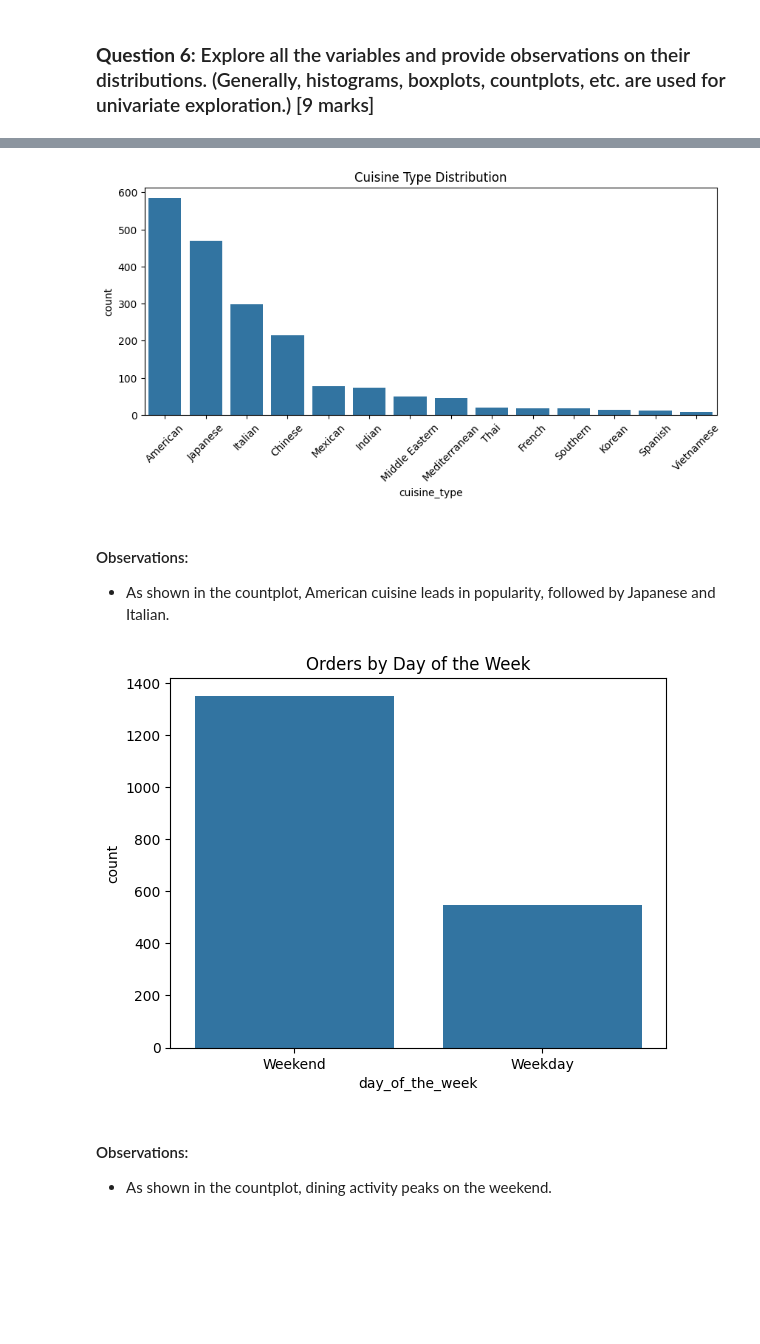
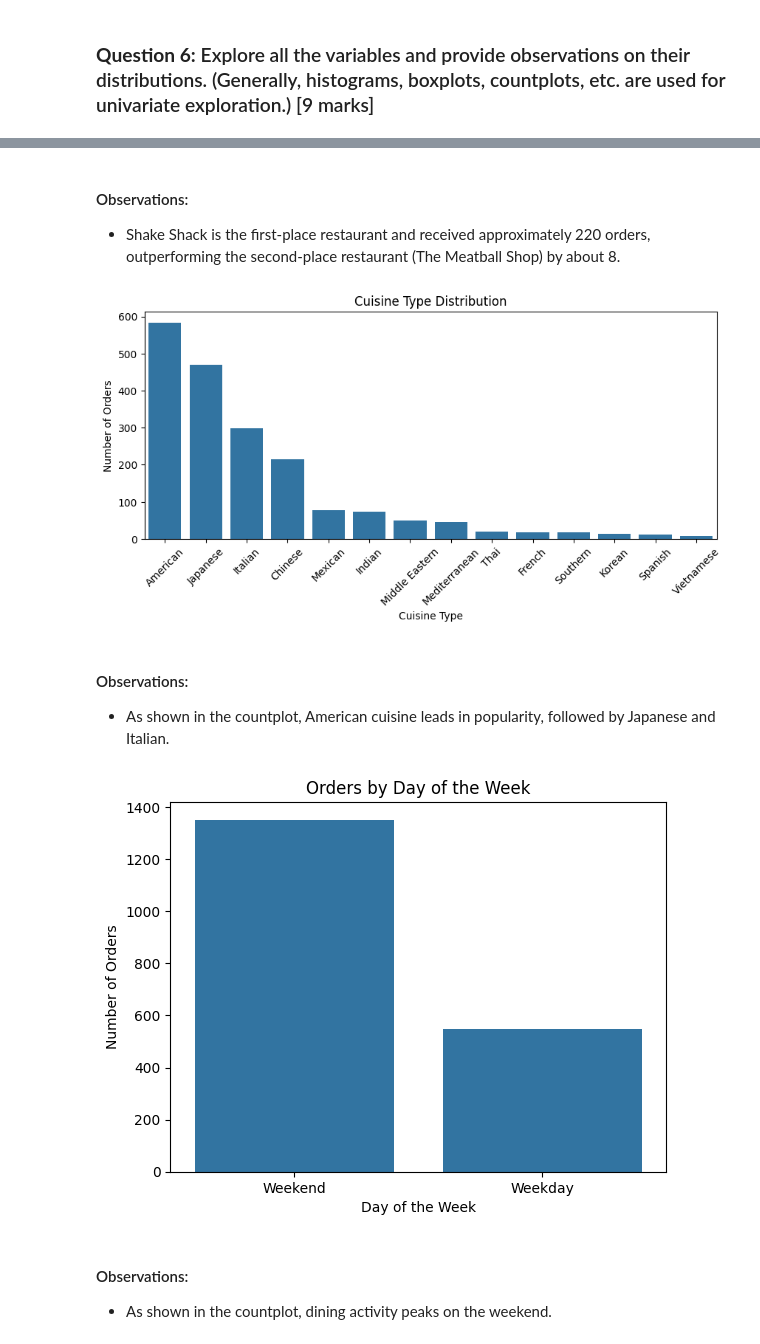
Before and after one commit to jessicakilby/FoodHub, a Jupyter notebook: FoodHub.ipynb, the cells around one changed output, grey strips where cells are left out. Cells and saved outputs as stored; diff of their text form; code cells hidden in the pictures; blank space fills up the shorter version.

```diff
--- a/FoodHub.ipynb
+++ b/FoodHub.ipynb
@@ -185,12 +201,18 @@ Int64
+# %% [markdown]
+#### Observations:
+
+* Shake Shack is the first-place restaurant and received approximately 220 orders, outperforming the second-place restaurant (The Meatball Shop) by about 8.
 # %%
 # Cuisine Type
 plt.figure(figsize=(10, 4))
 sns.countplot(data=df, x='cuisine_type', order=df['cuisine_type'].value_counts().index)
 plt.title('Cuisine Type Distribution')
+plt.ylabel('Number of Orders')
+plt.xlabel('Cuisine Type')
 plt.xticks(rotation=45)
 plt.show()
 # %% [output]
-[figure, old version]
+[figure, new version]
 # %% [markdown]
 #### Observations:
 
@@ -198,10 +220,12 @@ plt.show()
 # %%
 # Day of the Week
 sns.countplot(data=df, x='day_of_the_week')
 plt.title('Orders by Day of the Week')
+plt.ylabel('Number of Orders')
+plt.xlabel('Day of the Week')
 plt.show()
 # %% [output]
-[figure, old version]
+[figure, new version]
 # %% [markdown]
 #### Observations:
 
```
Also changed, not shown: parts of 36 cells of this notebook, 1 other file.
